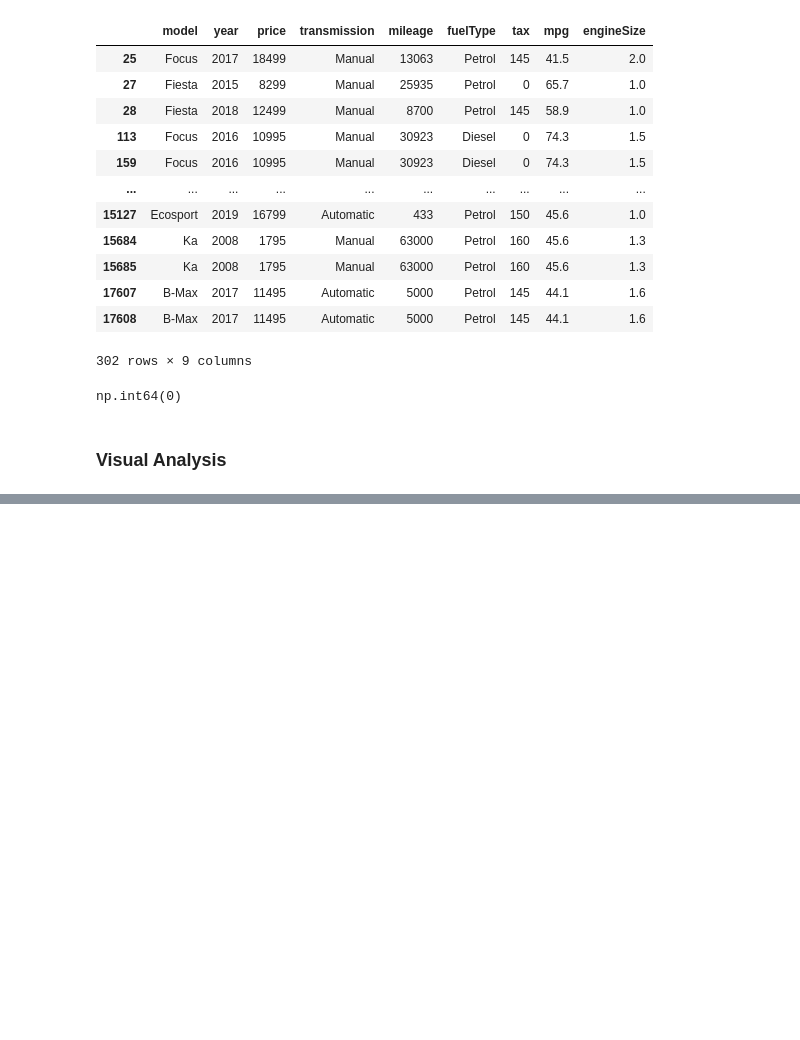
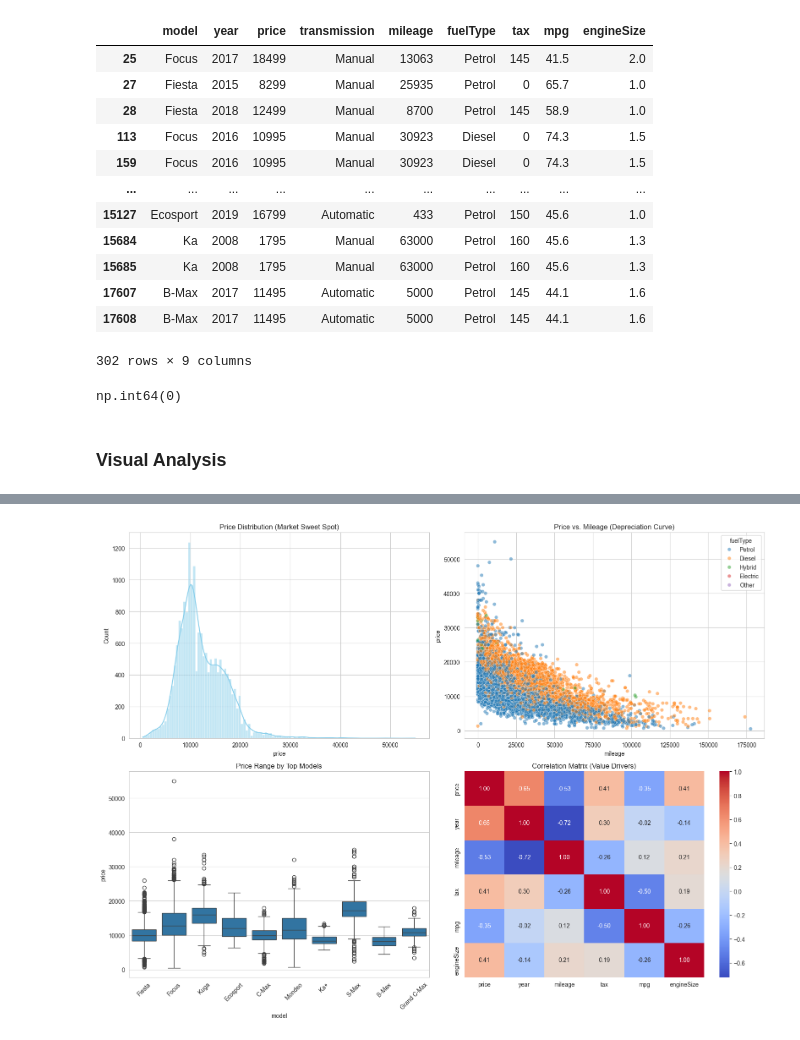
Before and after one commit to adarsh-singh106/Road-To-ML, a Jupyter notebook: Week - 2/02-Ford-Price-Prediction.ipynb, the cells around one changed output, grey strips where cells are left out. Cells and saved outputs as stored; diff of their text form; code cells hidden in the pictures; blank space fills up the shorter version.

```diff
--- a/Week - 2/02-Ford-Price-Prediction.ipynb
+++ b/Week - 2/02-Ford-Price-Prediction.ipynb
@@ -282,0 +278,36 @@ for col in cat_col:
+# %%
+import matplotlib.pyplot as plt
+import seaborn as sns
+
+# 0. Clean the data (Crucial step based on your previous query)
+df['model'] = df['model'].str.strip()
+
+# Set visuals
+sns.set_style("whitegrid")
+fig, axs = plt.subplots(2, 2, figsize=(16, 12))
+
+# 1. Price Distribution
+sns.histplot(df['price'], kde=True, ax=axs[0, 0], color='skyblue')
+axs[0, 0].set_title('Price Distribution (Market Sweet Spot)')
+
+# 2. Price vs Mileage (Depreciation)
+sns.scatterplot(data=df, x='mileage', y='price', hue='fuelType', alpha=0.5, ax=axs[0, 1])
+axs[0, 1].set_title('Price vs. Mileage (Depreciation Curve)')
+
+# 3. Price by Model (Segmentation)
+# Get top 10 models to keep chart readable
+top_models = df['model'].value_counts().nlargest(10).index
+sns.boxplot(data=df[df['model'].isin(top_models)], x='model', y='price', ax=axs[1, 0])
+axs[1, 0].tick_params(axis='x', rotation=45)
+axs[1, 0].set_title('Price Range by Top Models')
+
+# 4. Correlation Heatmap (Drivers)
+# Select only numeric columns for correlation
+numeric_cols = ['price', 'year', 'mileage', 'tax', 'mpg', 'engineSize']
+sns.heatmap(df[numeric_cols].corr(), annot=True, cmap='coolwarm', fmt=".2f", ax=axs[1, 1])
+axs[1, 1].set_title('Correlation Matrix (Value Drivers)')
+
+plt.tight_layout()
+plt.show()
+# %% [output]
+[figure, added]
```
Also changed, not shown: parts of 9 cells of this notebook.
